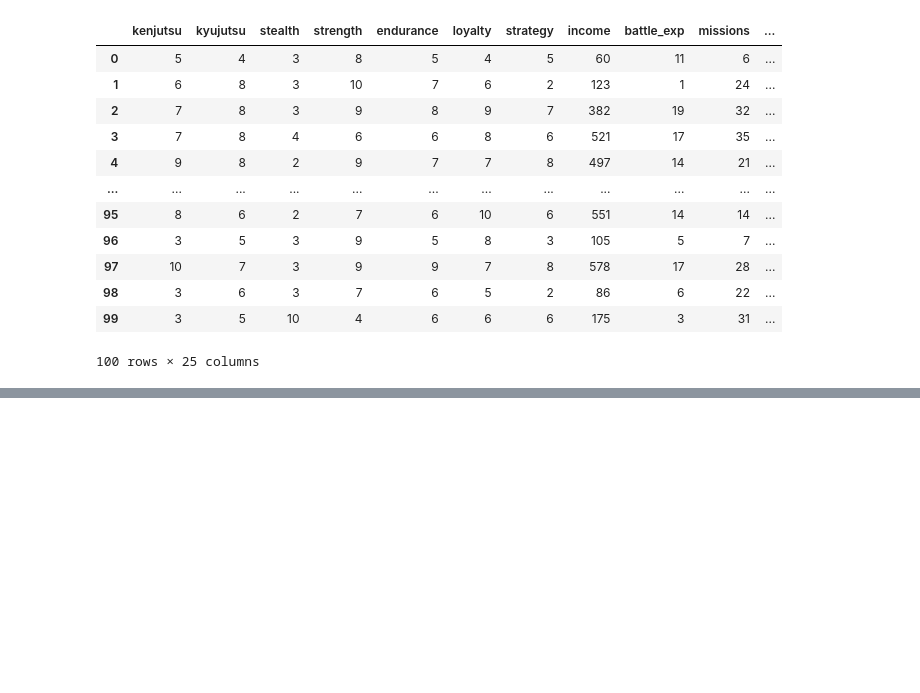
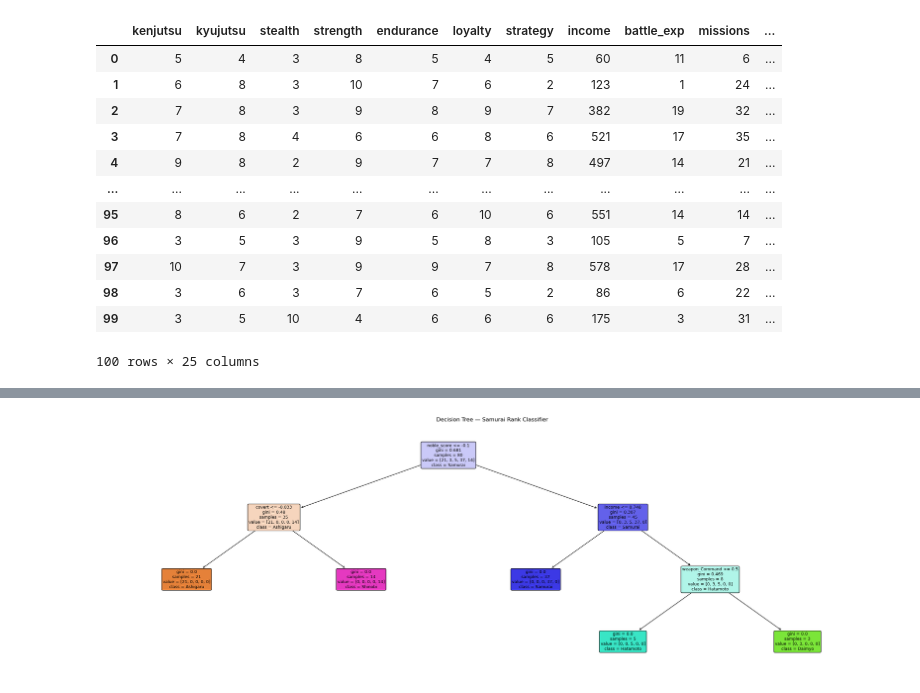
Before and after one commit to KingHikarii/japanese-warriors-classification, a Jupyter notebook: decisiontree_11162025.ipynb, the cells around one changed output, grey strips where cells are left out. Cells and saved outputs as stored; diff of their text form; code cells hidden in the pictures; blank space fills up the shorter version.

```diff
--- a/decisiontree_11162025.ipynb
+++ b/decisiontree_11162025.ipynb
@@ -310,0 +441,18 @@ Data_Frame
+# %%
+import matplotlib.pyplot as plt
+from sklearn.tree import plot_tree
+
+plt.figure(figsize=(24, 8))
+plot_tree(
+    dt,
+    feature_names=X.columns.tolist(),
+    class_names=dt.classes_,
+    filled=True,
+    rounded=True,
+    fontsize=9
+)
+plt.title("Decision Tree — Samurai Rank Classifier")
+plt.tight_layout()
+plt.show()
+# %% [output]
+[figure, added]
```
Also changed, not shown: parts of 15 cells of this notebook.
